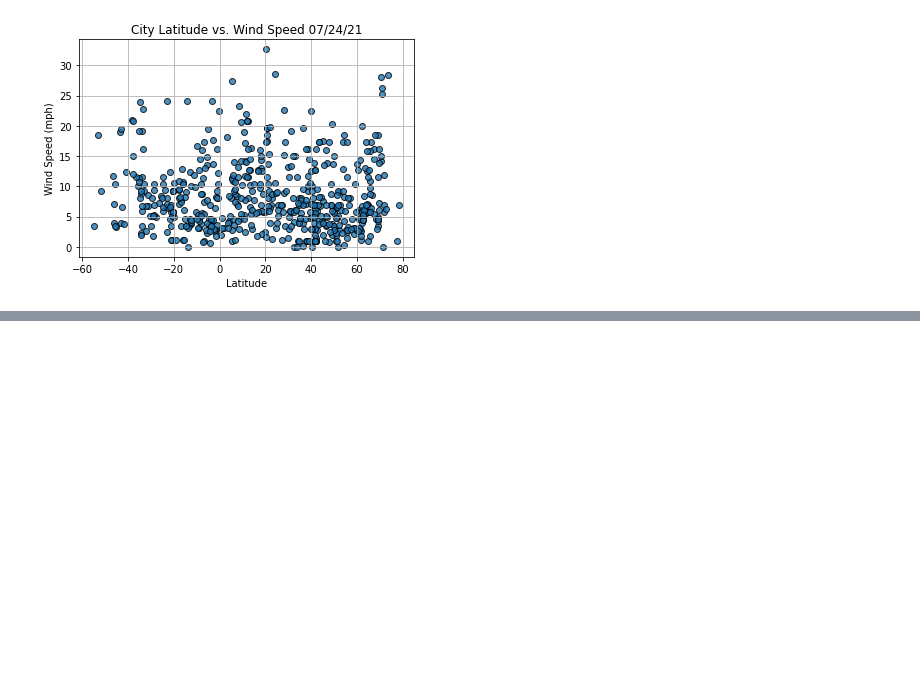
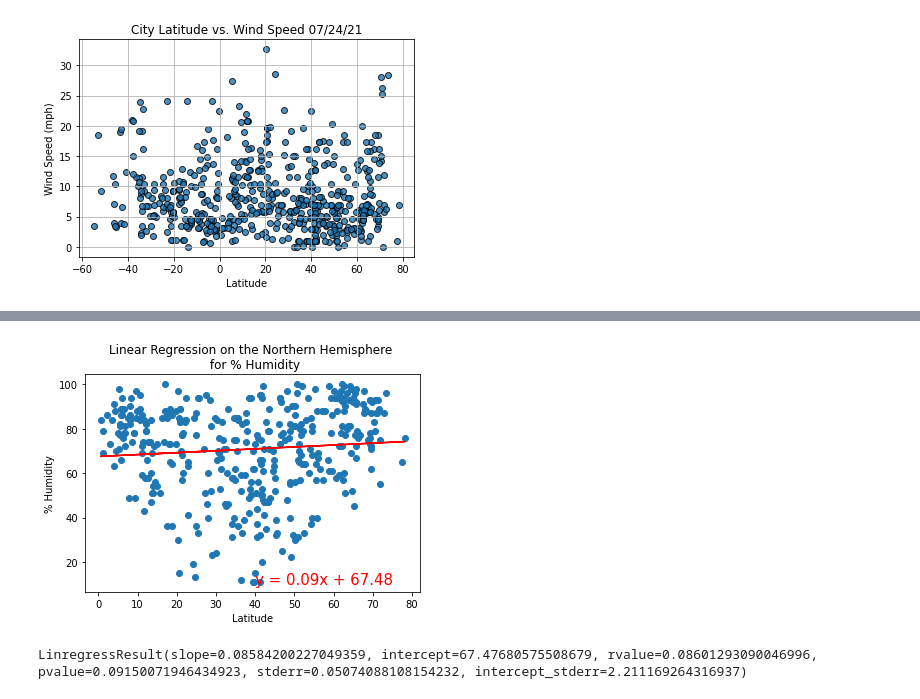
Before and after one commit to ellraff/World_Weather_Analysis, a Jupyter notebook: WeatherPy.ipynb, the cells around one changed output, grey strips where cells are left out. Drawn from its saved outputs; the diff is of its cells as text; code cells hidden in the pictures; blank space fills up the shorter version.

```diff
--- a/WeatherPy.ipynb
+++ b/WeatherPy.ipynb
@@ -236,0 +294,13 @@ plt.show()
+# %%
+# Linear regression on the Northern Hemisphere
+x_values = northern_hemi_df["Lat"]
+y_values = northern_hemi_df["Humidity"]
+# Call the function.
+plot_linear_regression(x_values, y_values,
+                       'Linear Regression on the Northern Hemisphere \n for % Humidity', '% Humidity',(40,10))
+# %% [output]
+[figure, added]
+# %%
+linregress(northern_hemi_df["Lat"], northern_hemi_df["Humidity"])
+# %% [output]
+LinregressResult(slope=0.08584200227049359, intercept=67.47680575508679, rvalue=0.08601293090046996, pvalue=0.09150071946434923, stderr=0.05074088108154232, intercept_stderr=2.211169264316937)
```
Also changed, not shown: parts of 17 cells of this notebook.
